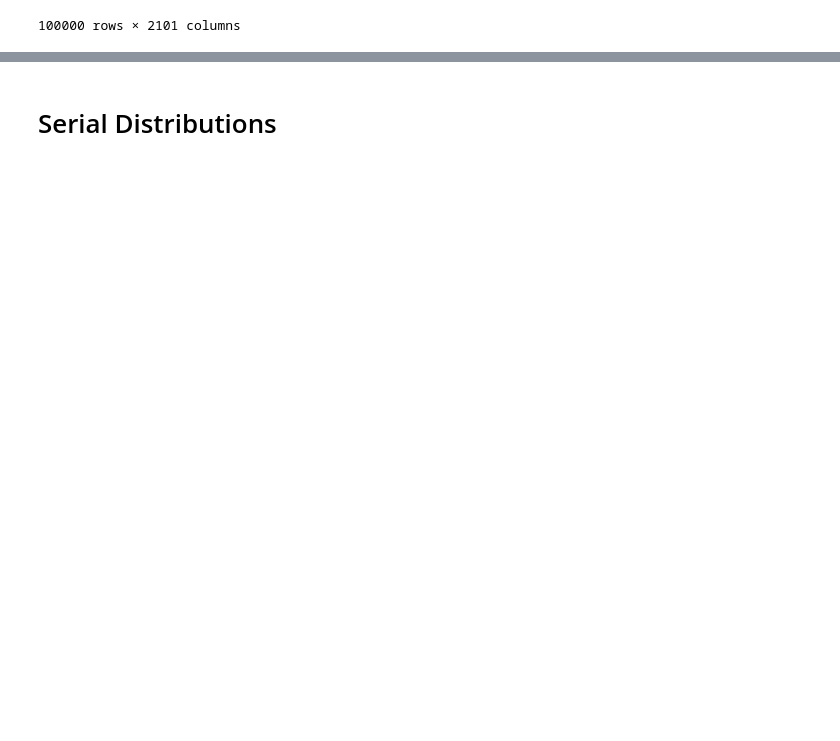
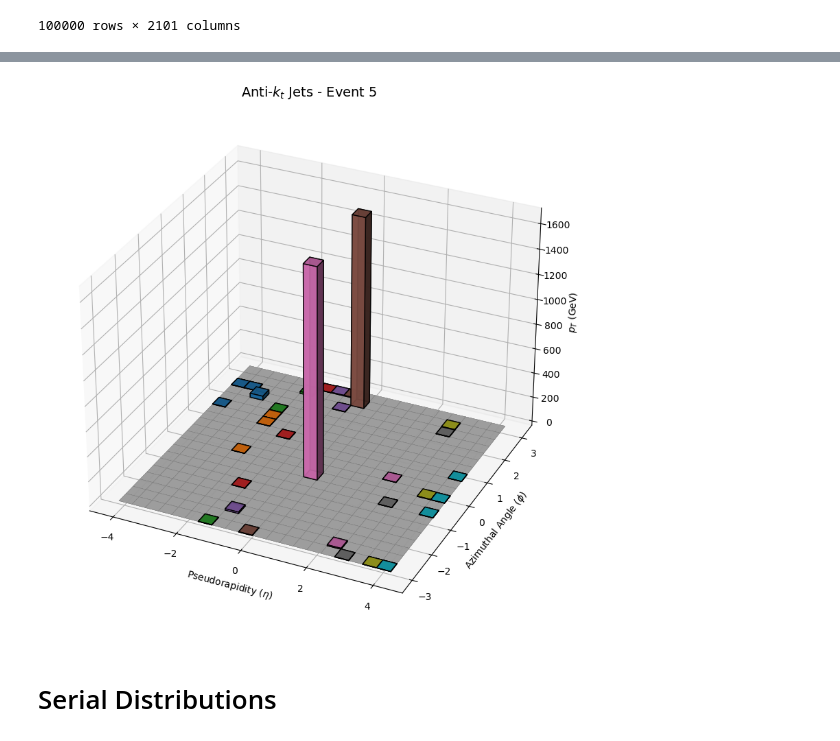
Before and after one commit to FrancescoLR02/JetClustering, a Jupyter notebook: Analysis.ipynb, the cells around one changed output, grey strips where cells are left out. Drawn from its saved outputs; the diff is of its cells as text; code cells hidden in the pictures; blank space fills up the shorter version.

```diff
--- a/Analysis.ipynb
+++ b/Analysis.ipynb
@@ -74,0 +30,85 @@ plt.show()
+# %%
+df = pd.read_csv('ReconstructedJet.csv')
+i = 5
+event_3 = df[df['EventID'] == i]
+
+
+bins = 20
+hist, xedges, yedges = np.histogram2d(
+   event_3['Eta'],
+   event_3['Phi'],
+   bins=bins,
+   weights=event_3['pT']
+)
+
+
+fig = plt.figure(figsize=(12, 10))
+ax = fig.add_subplot(111, projection='3d')
+
+#meshgrid
+xpos, ypos = np.meshgrid(xedges[:-1], yedges[:-1], indexing="ij")
+xpos = xpos.ravel()
+ypos = ypos.ravel()
+
+dx = (xedges[1] - xedges[0])
+dy = (yedges[1] - yedges[0])
+dz = hist.ravel()
+
+
+
+#Create a boolean mask where True means the bin has a jet (height > 0)
+valid_mask = dz > 0
+noise_mask = ~valid_mask
+
+dz_noise = np.full_like(dz[noise_mask], 0.2) # Faint lift (e.g., 0.2 GeV)
+
+ax.bar3d(
+    xpos[noise_mask],
+    ypos[noise_mask],
+    np.zeros_like(dz_noise),
+    dx,
+    dy,
+    dz_noise,
+    color='lightgrey',
+    alpha=0.8,
+    edgecolor='grey',
+    linewidth=0.2
+)
+
+
+
+
+#Apply the valid mask so we only plot bars that actually exist
+xpos_valid = xpos[valid_mask]
+ypos_valid = ypos[valid_mask]
+dz_valid = dz[valid_mask]
+num_jets = len(dz_valid)
+
+cmap = plt.cm.get_cmap('tab10', num_jets)
+unique_colors = [cmap(i) for i in range(num_jets)]
+
+#Plot the jets on top of the noise floor
+ax.bar3d(
+    xpos_valid,
+    ypos_valid,
+    np.zeros_like(dz_valid),
+    dx,
+    dy,
+    dz_valid,
+    color=unique_colors,
+    zsort='average',
+    alpha=0.9,
+    edgecolor='black'
+)
+
+ax.set_xlabel(r'Pseudorapidity ($\eta$)')
+ax.set_ylabel(r'Azimuthal Angle ($\phi$)')
+ax.set_zlabel(r'$p_T$ (GeV)')
+ax.set_title(f'Anti-$k_t$ Jets - Event {i}', fontsize = 14)
+
+ax.view_init(elev=30., azim=-65)
+
+#plt.tight_layout()
+#plt.savefig(f'Images/Jets_Event{i}.pdf')
+plt.show()
+# %% [output]
@@ -75,3 +116,4 @@ plt.show()
+[figure, added]
 # %% [markdown]
 # Serial Distributions
 # %%
```
Also changed, not shown: parts of 7 cells of this notebook, 10 other files.
